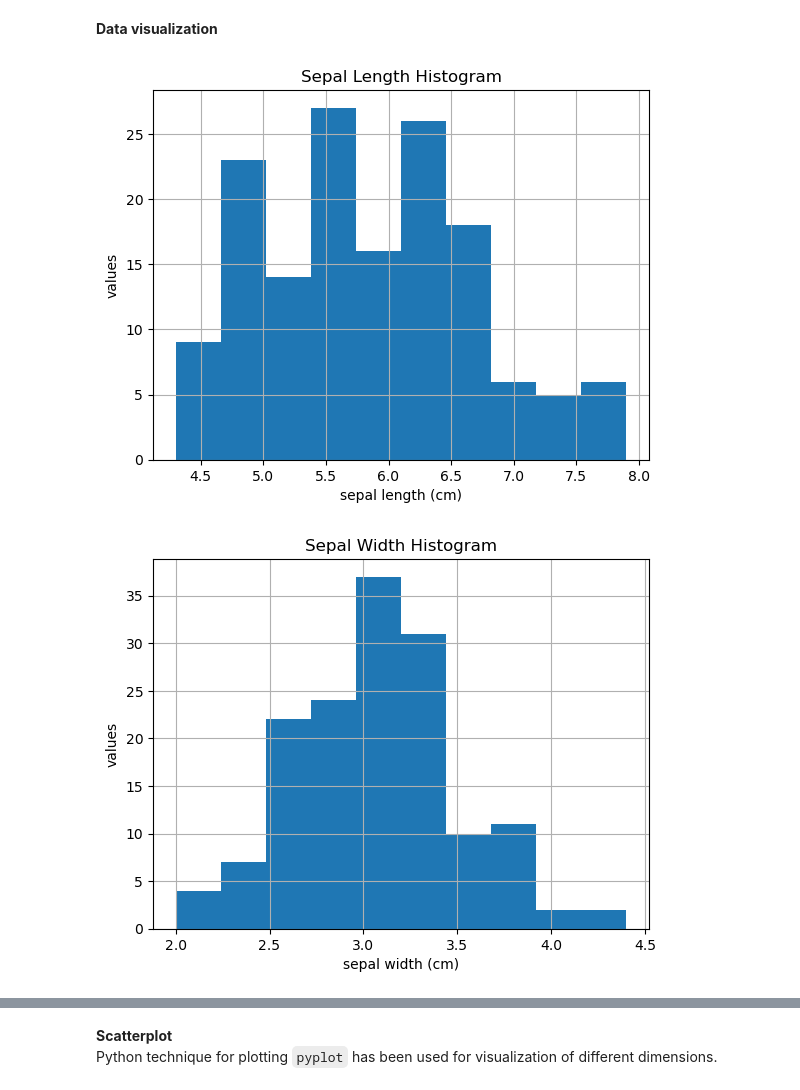
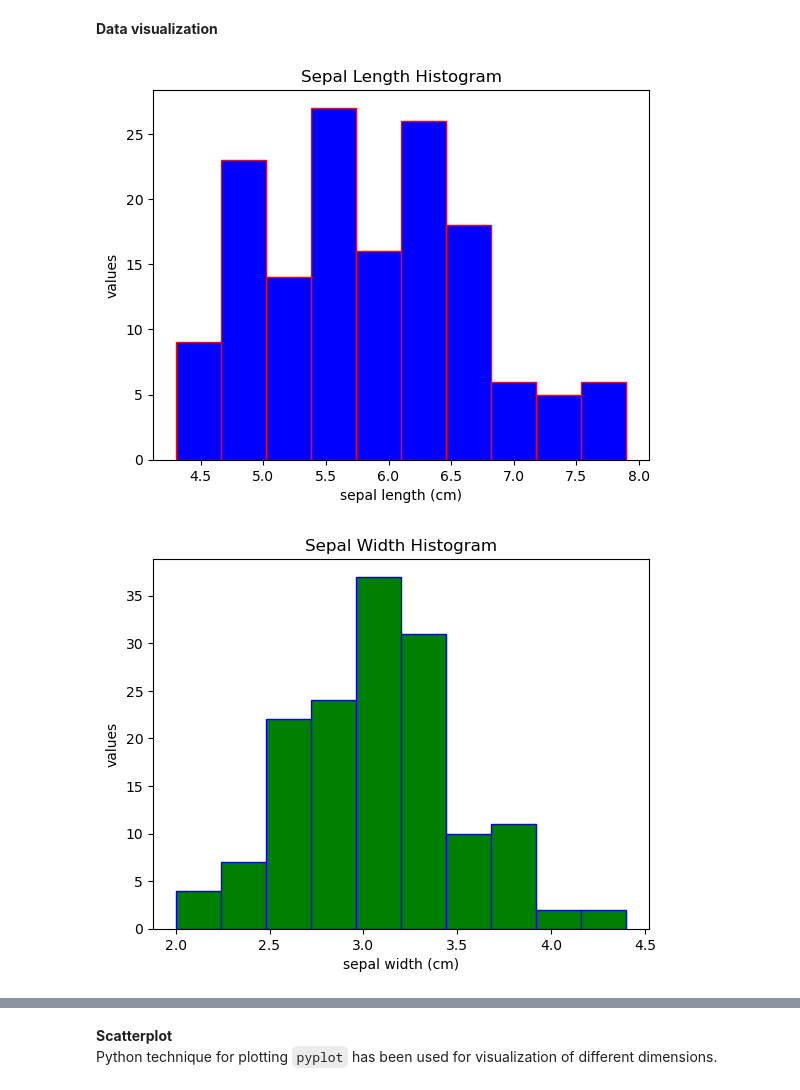
Before and after one commit to bmanandhar/iris_for_hyperparameter_tuning, a Jupyter notebook: iris_data_optimal_model.ipynb, the cells around one changed output, grey strips where cells are left out. Saved outputs shown, nothing was run; the diff lists cells and outputs as text; code cells hidden in the pictures.

```diff
--- a/iris_data_optimal_model.ipynb
+++ b/iris_data_optimal_model.ipynb
@@ -174,13 +174,16 @@ The above method drops the samples that contains a null value. By default, it dr
 # %%
 import matplotlib.pyplot as plt
 # visualization as histogram for each dimension of dataset
 # label column dropped
+clr = [('b','r'),('g','b'),('r','c'),('c','r')]
+i = 0
 for col in df.columns.drop(['target', 'iris class']):
     plt.title(col[:-4].title()+'Histogram')
     plt.xlabel(col)
     plt.ylabel('values')
-    df[col].hist()
+    plt.hist(df[col], color = clr[i][0], ec=clr[i][1])
     plt.show()
+    i += 1
 # %% [output]
-[figure, old version]
+[figure, new version]
-[figure, old version]
+[figure, new version]
```
Also changed, not shown: parts of 9 cells of this notebook.
